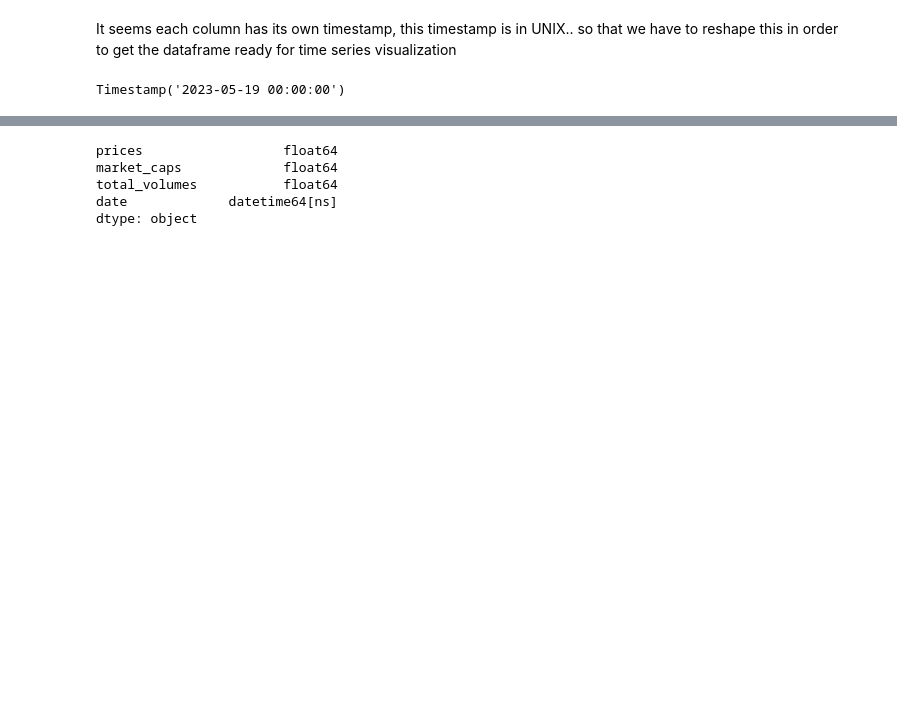
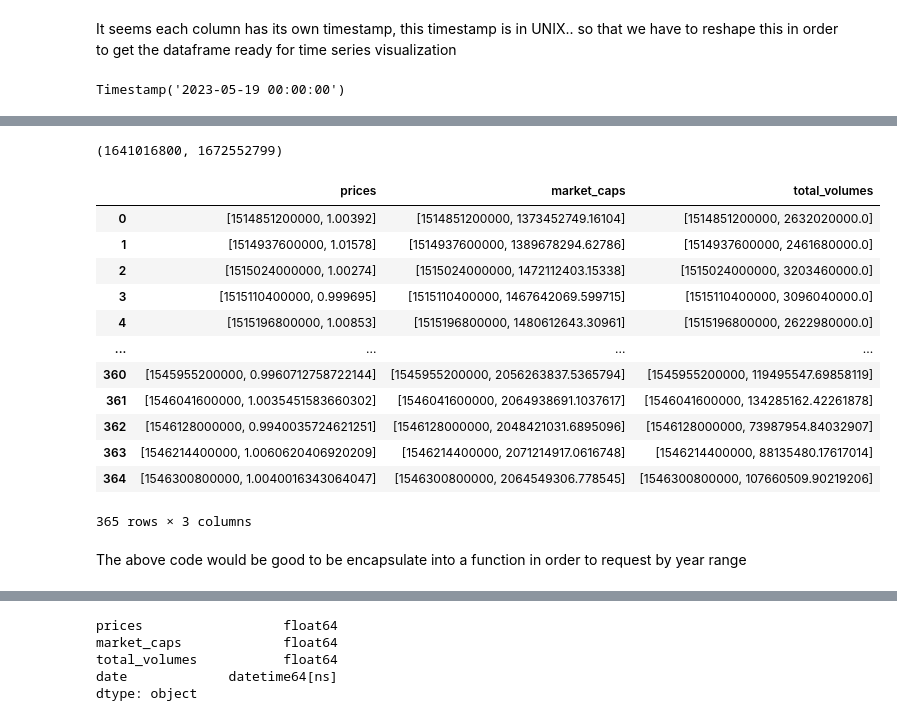
Before and after one commit to someonefrom93/PIDA_J_DIEGO, a Jupyter notebook: eda_gecko.ipynb, the cells around one changed output, grey strips where cells are left out. Saved outputs shown, nothing was run; the diff lists cells and outputs as text; code cells hidden in the pictures; blank space fills up the shorter version.

```diff
--- a/eda_gecko.ipynb
+++ b/eda_gecko.ipynb
@@ -266,0 +299,19 @@ Name: prices, dtype: datetime64[ns]
+# %%
+import time
+from datetime import datetime
+
+current_year = datetime.now().year
+start_year = 2018
+
+years_ranges = []
+
+for year in range(start_year, current_year + 1):
+    first_day = datetime(year, 1, 1)
+    last_day = datetime.now() if year == current_year else datetime(year, 12, 31, 23, 59, 59)
+
+    first_day_unix = int(time.mktime(first_day.timetuple()))
+    last_day_unix = int(time.mktime(last_day.timetuple()))
+
+    years_ranges.append((first_day_unix, last_day_unix))
+
+    print(f"Year {year}: First Day UNIX Timestamp: {first_day_unix}, Last Day UNIX Timestamp: {last_day_unix}")
@@ -266,0 +338,35 @@ Name: prices, dtype: datetime64[ns]
+# %%
+years_ranges[4]
+# %% [output]
+(1641016800, 1672552799)
+# %%
+# Trying out the range end point
+# From list of years, grabbing manually each tuple and pass them into the arguments of the parameters dictionary will allow to check data thrown from the end point
+
+coin_id = "tether"
+
+market_chart_coin_range = f"coins/{coin_id}/market_chart/range"
+
+market_chart_coin_range_parameters = {
+    "vs_currency": "usd",
+    "from": str(years_ranges[0][0]),
+    "to": str(years_ranges[0][1])
+}
+
+pd.DataFrame(requests.get(coingecko + market_chart_coin_range, params=market_chart_coin_range_parameters).json()) # -> ok.. only data thrown since 2022 for ape coin.
+# %% [output]
+|  | prices | market_caps | total_volumes |
+| 0 | [1514851200000, 1.00392] | [1514851200000, 1373452749.16104] | [1514851200000, 2632020000.0] |
+| 1 | [1514937600000, 1.01578] | [1514937600000, 1389678294.62786] | [1514937600000, 2461680000.0] |
+| 2 | [1515024000000, 1.00274] | [1515024000000, 1472112403.15338] | [1515024000000, 3203460000.0] |
+| 3 | [1515110400000, 0.999695] | [1515110400000, 1467642069.599715] | [1515110400000, 3096040000.0] |
+| 4 | [1515196800000, 1.00853] | [1515196800000, 1480612643.30961] | [1515196800000, 2622980000.0] |
+| ... | ... | ... | ... |
+| 360 | [1545955200000, 0.9960712758722144] | [1545955200000, 2056263837.5365794] | [1545955200000, 119495547.69858119] |
+| 361 | [1546041600000, 1.0035451583660302] | [1546041600000, 2064938691.1037617] | [1546041600000, 134285162.42261878] |
+| 362 | [1546128000000, 0.9940035724621251] | [1546128000000, 2048421031.6895096] | [1546128000000, 73987954.84032907] |
+| 363 | [1546214400000, 1.0060620406920209] | [1546214400000, 2071214917.0616748] | [1546214400000, 88135480.17617014] |
+| 364 | [1546300800000, 1.0040016343064047] | [1546300800000, 2064549306.778545] | [1546300800000, 107660509.90219206] |
+365 rows × 3 columns
+# %% [markdown]
+The above code would be good to be encapsulate into a function in order to request by year range
```
Also changed, not shown: parts of 37 cells of this notebook.
